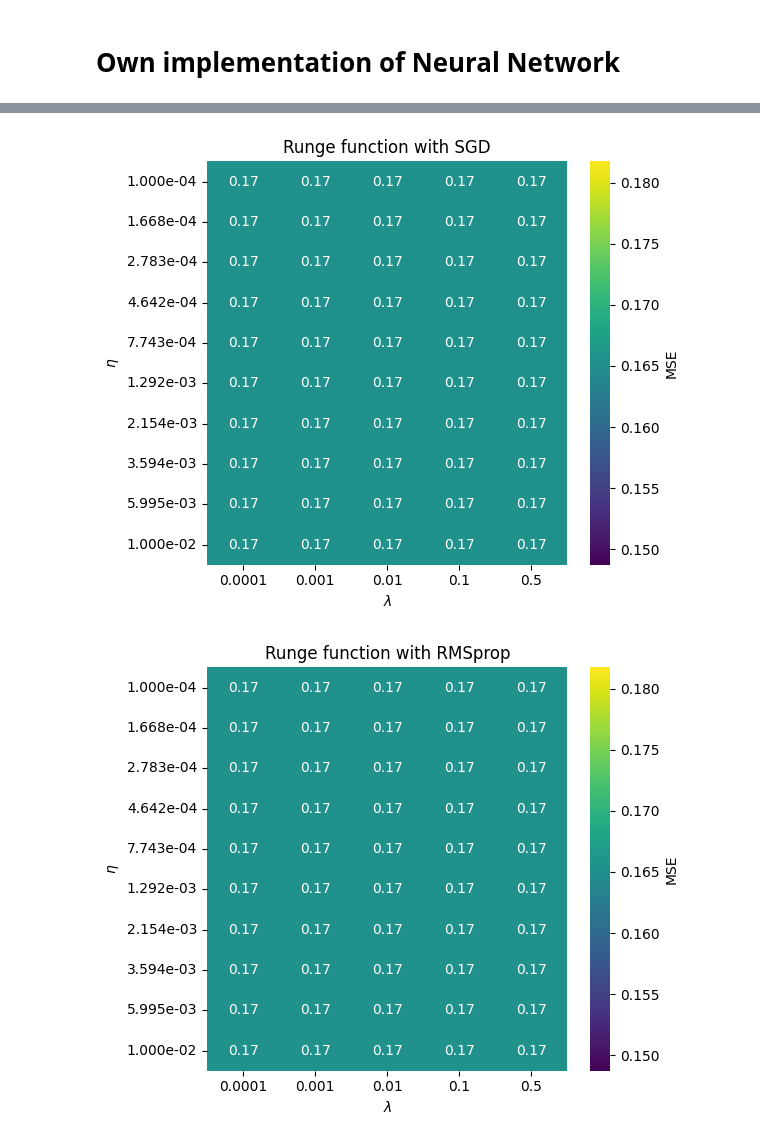
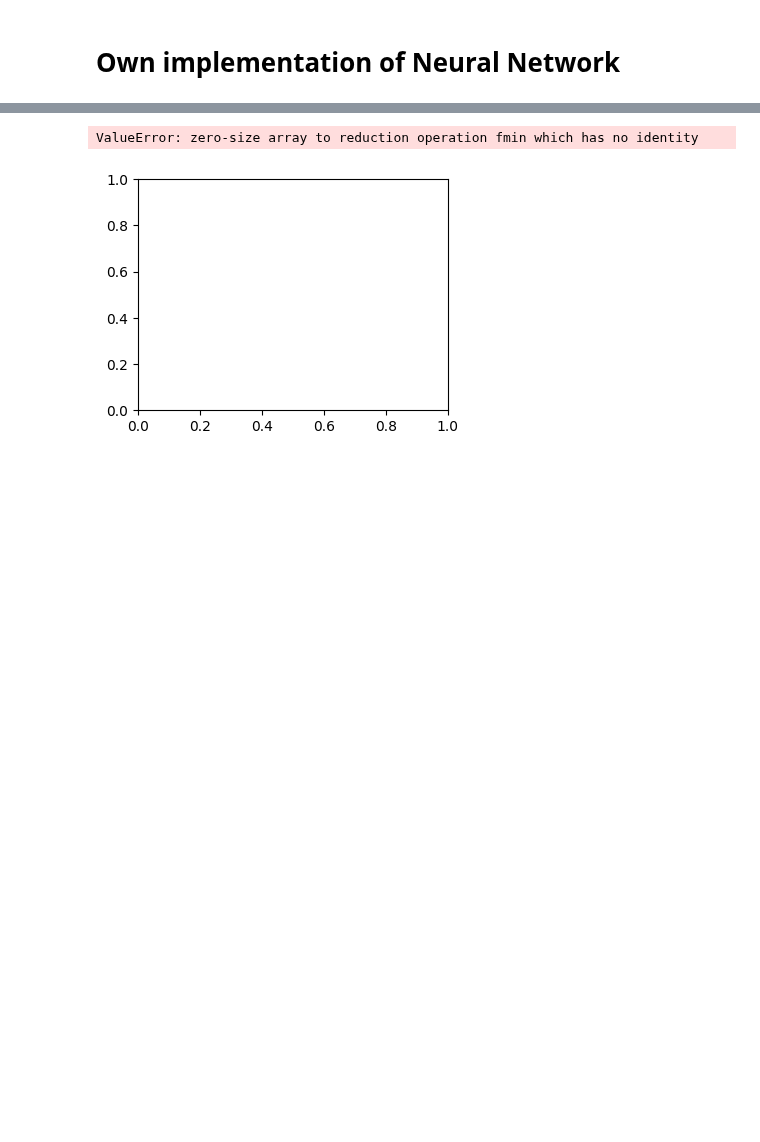
Before and after one commit to johtj/data_analysis_ml_projects, a Jupyter notebook: assignment2/Code/part_b.ipynb, the cells around one changed output, grey strips where cells are left out. Cells and saved outputs as stored; diff of their text form; code cells hidden in the pictures; blank space fills up the shorter version.

```diff
--- a/assignment2/Code/part_b.ipynb
+++ b/assignment2/Code/part_b.ipynb
@@ -226,15 +53,31 @@ mse_formula = mse().cost
+# %%
+# Settings for own implementation
+
+# Activation output always linear with regression
+ACTIVATION_FUNCTION_OUTPUT = activation_functions.linear
+ACTIVATION_FUNCTION_OUTPUT_DERIVATIVE = activation_functions.linear_derivative
+
+# Hidden layers
+ACTIVATION_FUNCTION = activation_functions.RELU
+ACTIVATION_FUNCTION_DERIVATIVE = activation_functions.RELU_derivative
+RUNGE_HIDDEN = (50, 100)
+
+# Generate list of activation functions, and dimensions of layers
+activations, activations_derivative, _dim = create_activations_layderdim(ACTIVATION_FUNCTION, ACTIVATION_FUNCTION_DERIVATIVE, ACTIVATION_FUNCTION_OUTPUT, ACTIVATION_FUNCTION_OUTPUT_DERIVATIVE, RUNGE_HIDDEN, y_train, x_train_scaled)
 # %%
+
 # Hidden layers 50, 100
-# Hidden layers (50, 100)
 print(f'Dimensions of input, hidden, and output layer:\n{_dim}')
 
 runge_NN = NN(dims = _dim, activation_funcs = activations, activation_ders = activations_derivative)
 
-results_sgd = neural_network_loop(ETA_VALUES, LAMBDA_VALUES, 'SGD', RUNGE_MAX_ITERATIONS, momentum_val=MOMENTUM, verbose=VERBOSE)
-results_rmsprop = neural_network_loop(ETA_VALUES, LAMBDA_VALUES, 'RMSprop', RUNGE_MAX_ITERATIONS, momentum_val=MOMENTUM, verbose=VERBOSE)
-results_adam_no_penalty = neural_network_loop(ETA_VALUES, LAMBDA_VALUES, 'ADAM', RUNGE_MAX_ITERATIONS, momentum_val=MOMENTUM, verbose=VERBOSE)
-results_adam_L1 = neural_network_loop(ETA_VALUES, LAMBDA_VALUES, 'ADAM_L1', RUNGE_MAX_ITERATIONS, momentum_val=MOMENTUM, verbose=VERBOSE)
-results_adam_L2 = neural_network_loop(ETA_VALUES, LAMBDA_VALUES, 'ADAM_L2', RUNGE_MAX_ITERATIONS, momentum_val=MOMENTUM, verbose=VERBOSE)
+results_sgd = neural_network_loop(runge_NN, ETA_VALUES, LAMBDA_VALUES, 'SGD', ITERATIONS, x_train_scaled, y_train, x_test, y_test, momentum_val=0.9, verbose=True)
+"""
+results_rmsprop = neural_network_loop(runge_NN, ETA_VALUES, LAMBDA_VALUES, 'RMSprop', ITERATIONS, x_train_scaled, y_train, x_test, y_test, momentum_val=0.9, verbose=True)
+results_adam_no_penalty = neural_network_loop(runge_NN, ETA_VALUES, LAMBDA_VALUES, 'ADAM', ITERATIONS, x_train_scaled, y_train, x_test, y_test, momentum_val=0.9, verbose=True)
+results_adam_L1 = neural_network_loop(runge_NN, ETA_VALUES, LAMBDA_VALUES, 'ADAM_L1', ITERATIONS, x_train_scaled, y_train, x_test, y_test, momentum_val=0.9, verbose=True)
+results_adam_L2 = neural_network_loop(runge_NN, ETA_VALUES, LAMBDA_VALUES, 'ADAM_L2', ITERATIONS, x_train_scaled, y_train, x_test, y_test, momentum_val=0.9, verbose=True)
+"""
 # %% [output]
 Dimensions of input, hidden, and output layer:
 [1, 50, 100, 1]
@@ -285,13 +117,13 @@ Using scheduler: ADAM with Eta=0.0001
 # %%
-from source.plotting import plot_heatmap
 
-SHOW_PLOT = True
 
-plot_heatmap(results_sgd, title='Runge function with SGD', heat_metric='MSE', filename=f'runge_heatmap_sgd_mse_iter{RUNGE_MAX_ITERATIONS}_momentum{MOMENTUM}_hidden{_dim}', show_plot=SHOW_PLOT)
-plot_heatmap(results_rmsprop, title='Runge function with RMSprop', heat_metric='MSE', filename=f'runge_heatmap_rmsprop_mse_iter{RUNGE_MAX_ITERATIONS}_momentum{MOMENTUM}_hidden{_dim}', show_plot=SHOW_PLOT)
-plot_heatmap(results_adam_no_penalty, title='Runge function with ADAM - no penalty', heat_metric='MSE', filename=f'runge_heatmap_adamNO_mse_iter{RUNGE_MAX_ITERATIONS}_momentum{MOMENTUM}_hidden{_dim}', show_plot=SHOW_PLOT)
-plot_heatmap(results_adam_L1, title='Runge function with ADAM - L1', heat_metric='MSE', filename=f'runge_heatmap_adamL1_mse_iter{RUNGE_MAX_ITERATIONS}_momentum{MOMENTUM}_hidden{_dim}', show_plot=SHOW_PLOT)
-plot_heatmap(results_adam_L2, title='Runge function with ADAM - L2', heat_metric='MSE', filename=f'runge_heatmap_adamL2_mse_iter{RUNGE_MAX_ITERATIONS}_momentum{MOMENTUM}_hidden{_dim}', show_plot=SHOW_PLOT)
+plot_heatmap(results_sgd, title='Runge function with SGD', heat_metric='MSE', filename=f'part_b-heatmap_50_100_{OPTIMIZER}', show_plot=SHOW_PLOT, save_image=SAVE_FIGURE)
+"""
+plot_heatmap(results_rmsprop, title='Runge function with RMSprop', heat_metric='MSE', filename=f'part_b-heatmap_50_100_{OPTIMIZER}', show_plot=SHOW_PLOT)
+plot_heatmap(results_adam_no_penalty, title='Runge function with ADAM - no penalty', filename=f'part_b-heatmap_50_100_{OPTIMIZER}', show_plot=SHOW_PLOT)
+plot_heatmap(results_adam_L1, title='Runge function with ADAM - L1', heat_metric='MSE', filename=f'part_b-heatmap_50_100_{OPTIMIZER}', show_plot=SHOW_PLOT)
+plot_heatmap(results_adam_L2, title='Runge function with ADAM - L2', heat_metric='MSE', filename=f'part_b-heatmap_50_100_{OPTIMIZER}', show_plot=SHOW_PLOT)
+"""
 # %% [output]
+ValueError: zero-size array to reduction operation fmin which has no identity
-[figure, old version]
+[figure, new version]
-[figure, removed]
```
Also changed, not shown: parts of 17 cells of this notebook.
